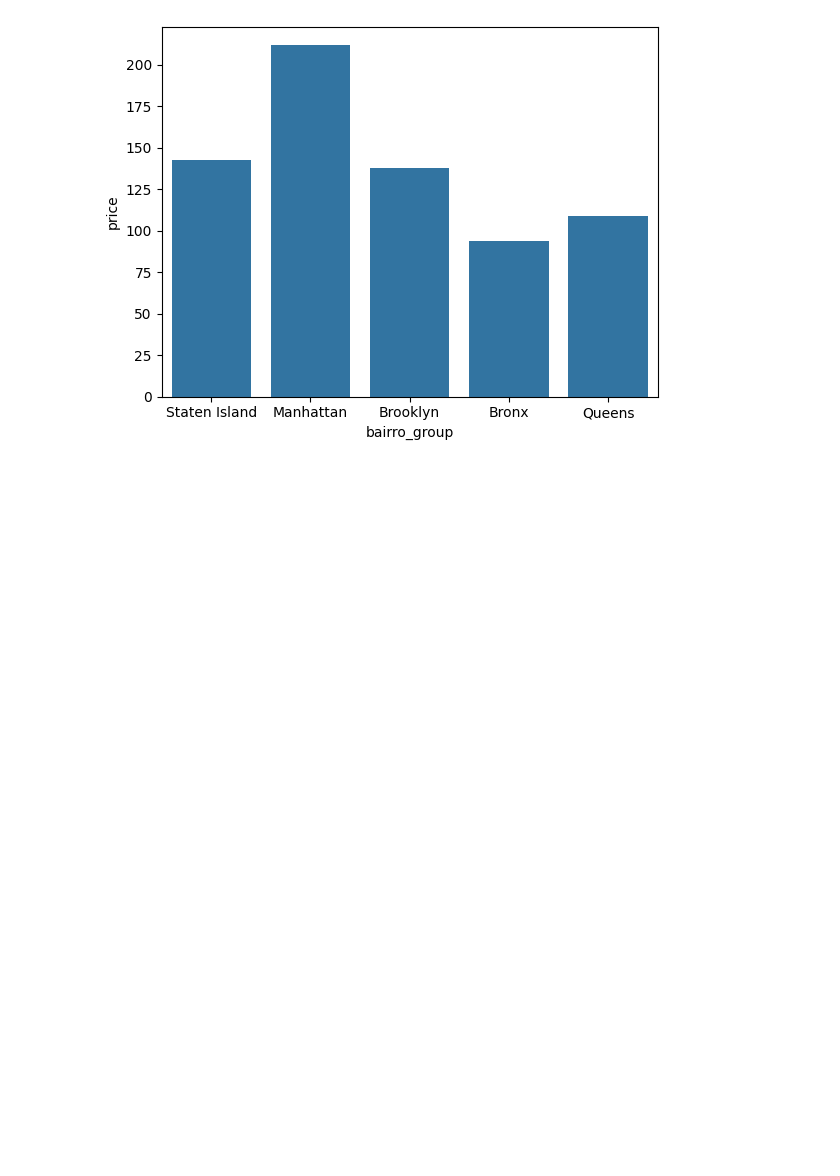
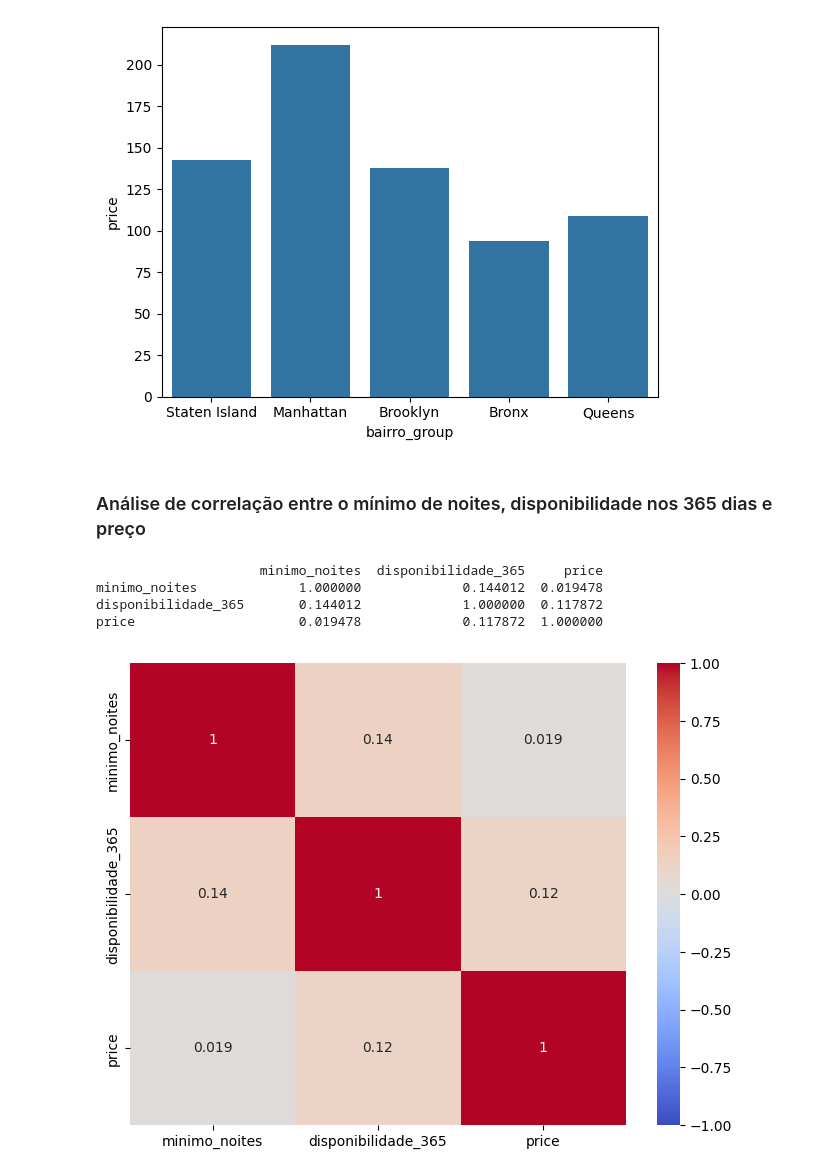
Before and after one commit to rafaeloliveiralopes/rental_price_prevision_model, a Jupyter notebook: rent_price_model_pred.ipynb, the cells around one changed output. Drawn from its saved outputs; the diff is of its cells as text; code cells hidden in the pictures; blank space fills up the shorter version.

Commit message:
docs(analysis-report): Update findings on correlation between minimum nights, availability, and price

```diff
--- a/rent_price_model_pred.ipynb
+++ b/rent_price_model_pred.ipynb
@@ -262,3 +262,20 @@ sns.barplot(data = nb_stats.reset_index(), x='bairro_group', y='price', errorbar
 # %% [output]
 <Axes: xlabel='bairro_group', ylabel='price'>
 [figure]
+# %% [markdown]
+### Análise de correlação entre o mínimo de noites, disponibilidade nos 365 dias e preço
+# %%
+cols = ['minimo_noites', 'disponibilidade_365', 'price']
+corr_matrix = raw_data[cols].corr()
+print(corr_matrix)
+# %% [output]
+                     minimo_noites  disponibilidade_365     price
+minimo_noites             1.000000             0.144012  0.019478
+disponibilidade_365       0.144012             1.000000  0.117872
+price                     0.019478             0.117872  1.000000
+# %%
+plt.figure(figsize=(8, 6))
+sns.heatmap(corr_matrix, annot=True, cmap='coolwarm', vmin=-1, vmax=1)
+plt.show()
+# %% [output]
+[figure, added]
```
